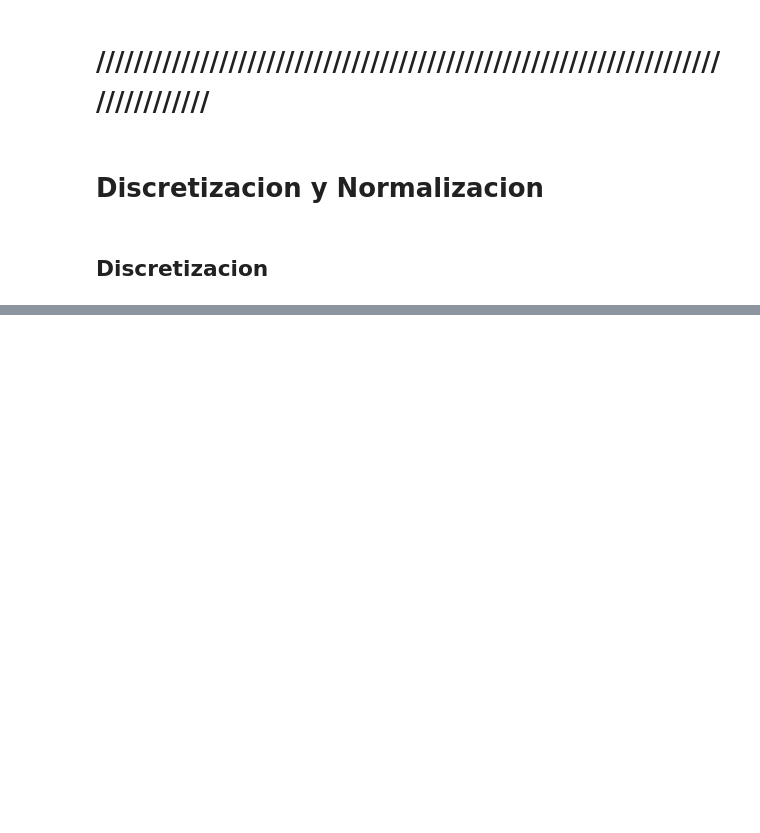
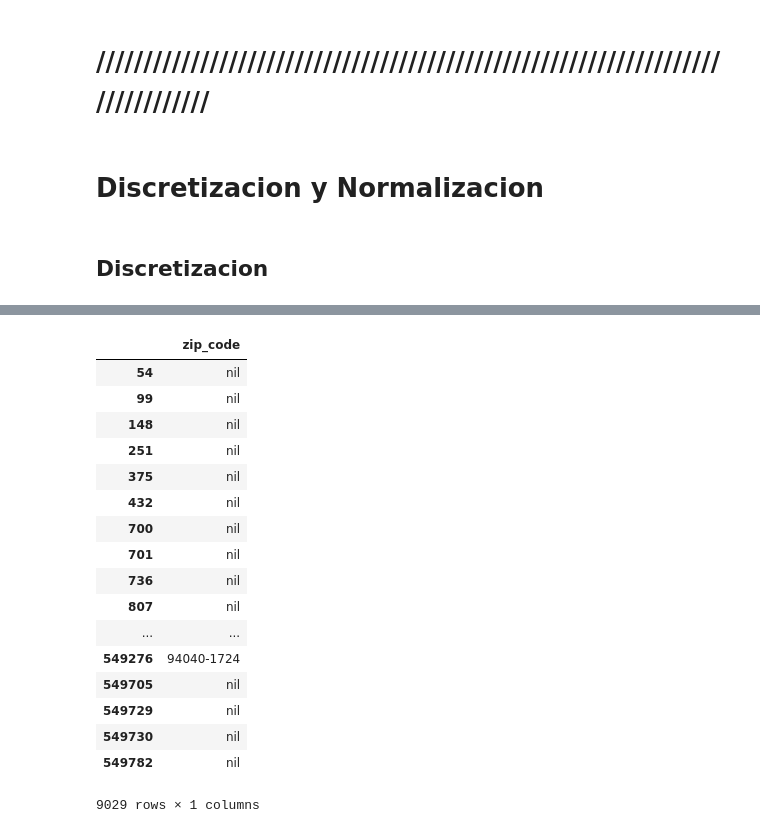
Before and after one commit to rozanecm/7506-MachineLearning, a Jupyter notebook: Notebooks/Preprocessing.ipynb, the cells around one changed output, grey strips where cells are left out. Saved outputs shown, nothing was run; the diff lists cells and outputs as text; code cells hidden in the pictures; blank space fills up the shorter version.

```diff
--- a/Notebooks/Preprocessing.ipynb
+++ b/Notebooks/Preprocessing.ipynb
@@ -339,0 +488,21 @@ trainingSet
+# %%
+trainingSet[trainingSet.zip_code.str.isnumeric() == False].loc[:,['zip_code']]
+# %% [output]
+|  | zip_code |
+| 54 | nil |
+| 99 | nil |
+| 148 | nil |
+| 251 | nil |
+| 375 | nil |
+| 432 | nil |
+| 700 | nil |
+| 701 | nil |
+| 736 | nil |
+| 807 | nil |
+| ... | ... |
+| 549276 | 94040-1724 |
+| 549705 | nil |
+| 549729 | nil |
+| 549730 | nil |
+| 549782 | nil |
+9029 rows × 1 columns
```
Also changed, not shown: parts of 22 cells of this notebook.
